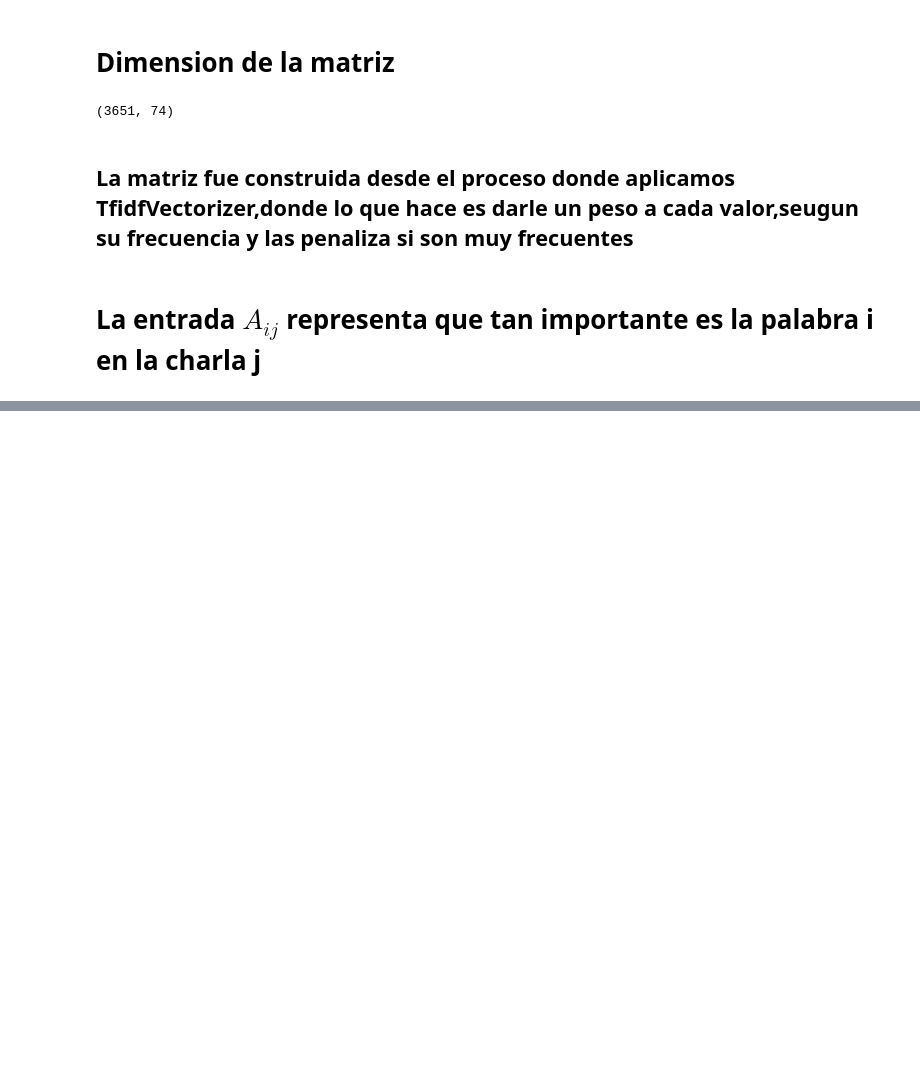
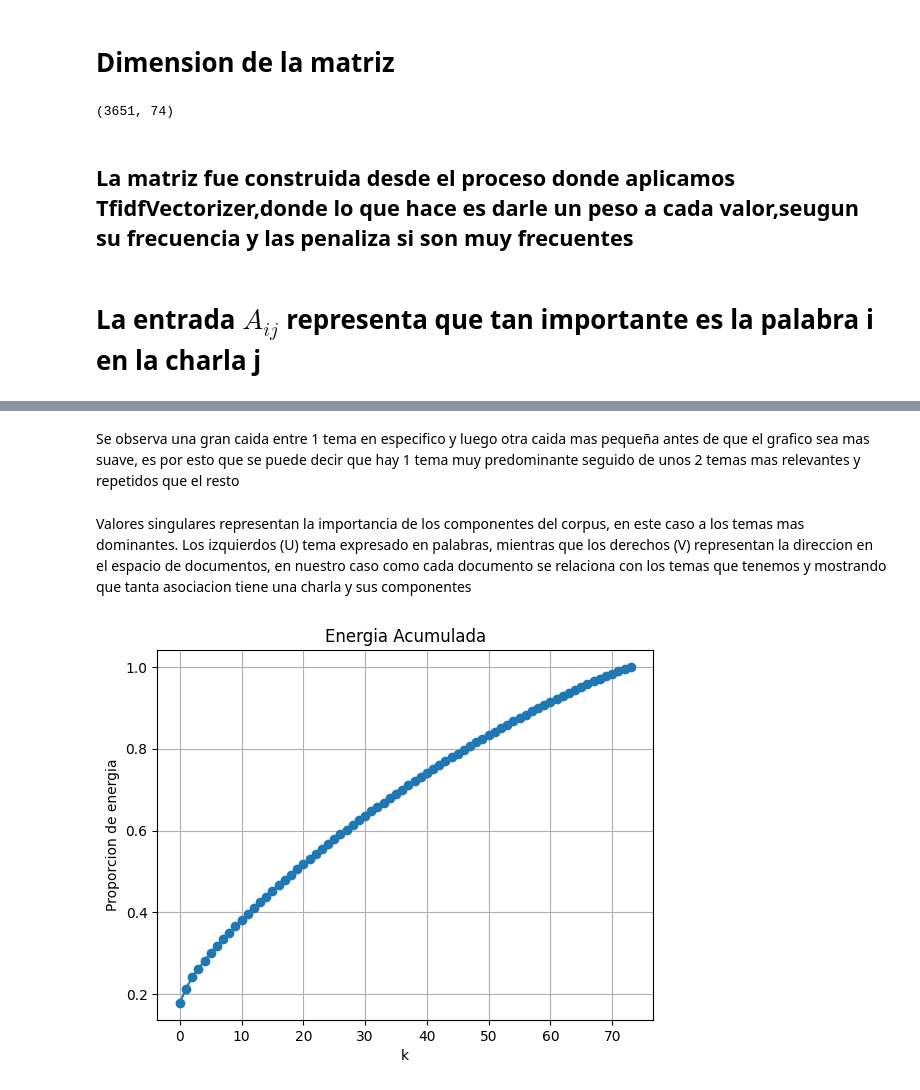
Before and after one commit to erzea1609/Proyectos-Algebra-lineal-avanzada, a Jupyter notebook: Proyecto 1/Proyecto Algebra.ipynb, the cells around one changed output, grey strips where cells are left out. Cells and saved outputs as stored; diff of their text form; code cells hidden in the pictures; blank space fills up the shorter version.

```diff
--- a/Proyecto 1/Proyecto Algebra.ipynb
+++ b/Proyecto 1/Proyecto Algebra.ipynb
@@ -255,0 +295,17 @@ df.shape
+# %% [markdown]
+Se observa una gran caida entre 1 tema en especifico y luego otra caida mas pequeña antes de que el grafico sea mas suave, es por esto que se puede decir que hay 1 tema muy predominante seguido de unos 2 temas mas relevantes y repetidos que el resto
+# %% [markdown]
+Valores singulares representan la importancia de los componentes del corpus, en este caso a los temas mas dominantes.
+Los izquierdos (U) tema expresado en palabras, mientras que los derechos (V) representan la direccion en el espacio de documentos, en nuestro caso como cada documento se relaciona con los temas que tenemos y mostrando que tanta asociacion tiene una charla y sus componentes
+# %%
+energia = s**2
+ener_acum = np.cumsum(energia)/np.sum(energia)
+plt.figure()
+plt.plot(ener_acum, "o-")
+plt.title("Energia Acumulada")
+plt.xlabel("k")
+plt.ylabel("Proporcion de energia")
+plt.grid(True)
+plt.show()
+# %% [output]
+[figure, added]
```
Also changed, not shown: parts of 11 cells of this notebook.
